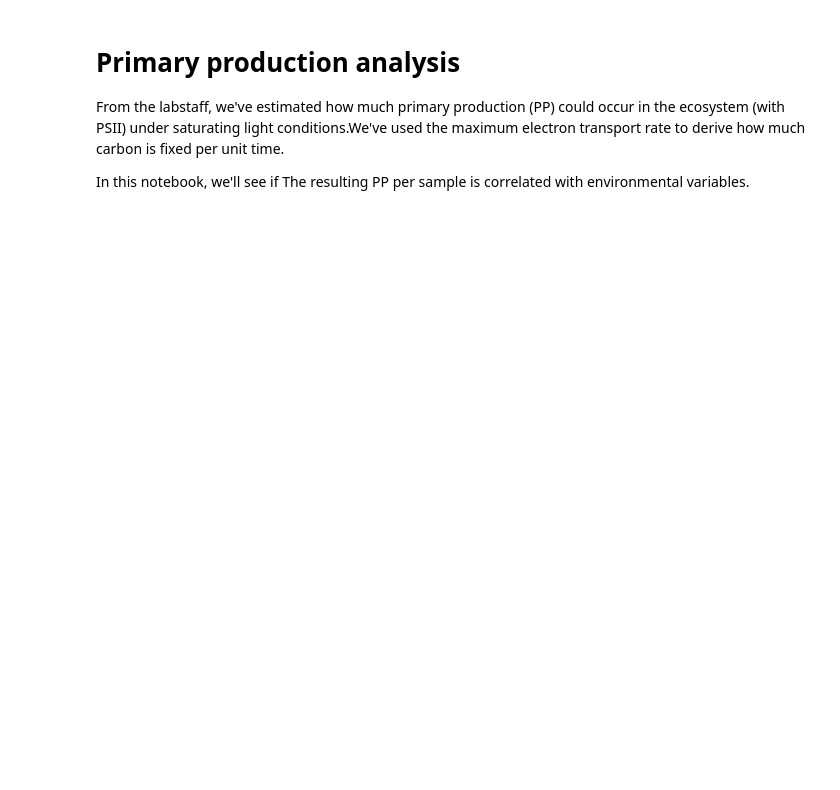
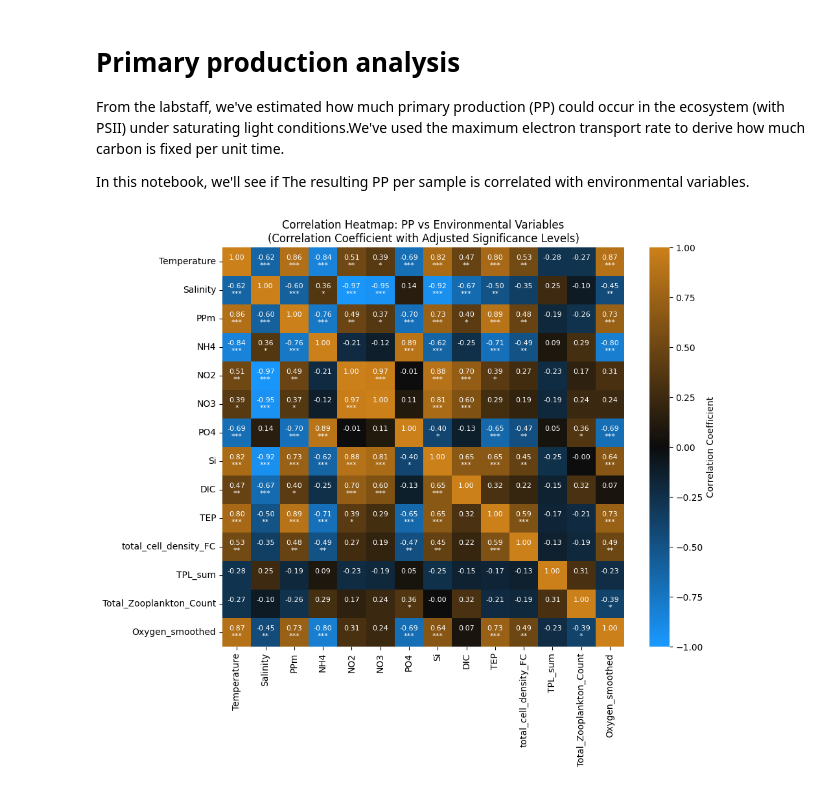
Before and after one commit to MichielPerneel/spring_campaign_2023, a Jupyter notebook: scripts/primary_production_correlation.ipynb, the cells around one changed output. Cells and saved outputs as stored; diff of their text form; code cells hidden in the pictures; blank space fills up the shorter version.

```diff
--- a/scripts/primary_production_correlation.ipynb
+++ b/scripts/primary_production_correlation.ipynb
@@ -37,0 +65,98 @@ zooplankton_data = pd.read_csv('../data/analysis/zooplankton_counts.csv')
+# %%
+# Merge PP_data with env and transcript data
+merged_data = pd.merge(PPm_data, env_data, on=['Station'], how='inner')
+merged_data = pd.merge(merged_data, flowcam_data, on=['Station'], how='inner')
+merged_data = pd.merge(merged_data, transcript_data, on=['Station'], how='inner')
+merged_data = pd.merge(merged_data, zooplankton_data, on=['Station'], how='inner')
+merged_data = pd.merge(merged_data, clorophyll_data, on=['Station'], how='inner')
+
+# Ensure datetime format
+merged_data['Date'] = pd.to_datetime(merged_data['Date']).dt.tz_localize(None)
+oxygen_data['Date'] = pd.to_datetime(oxygen_data['Date'], format='mixed')
+
+# Sort both dataframes by Date (required for merge_asof)
+merged_data = merged_data.sort_values('Date')
+oxygen_data = oxygen_data.sort_values('Date')
+
+# Perform a nearest match (asof merge)
+merged_data = pd.merge_asof(
+    merged_data,
+    oxygen_data[['Date', 'y']],
+    on='Date',
+    direction='nearest',
+    tolerance=pd.Timedelta('30 minutes')
+)
+
+# Rename the matched column for clarity
+merged_data = merged_data.rename(columns={'y': 'Oxygen_smoothed'})
+
+# Declare variables of interest for correlation analysis
+correlation_columns = [
+    'Temperature', 'Salinity', 'PPm',
+    'NH4', 'NO2', 'NO3', 'PO4', 'Si', 'DIC', 'TEP',
+    'total_cell_density_FC', 'TPL_sum', 'Total_Zooplankton_Count',
+    'Oxygen_smoothed'
+]
+correlation_data = merged_data[correlation_columns].dropna()
+
+# Calculate Pearson correlation coefficients
+correlation_matrix = correlation_data.corr(method='pearson')
+
+# Calculate p-values
+p_values = np.zeros_like(correlation_matrix)
+for i, col in enumerate(correlation_columns):
+    for j in range(i, len(correlation_columns)):
+        X = sm.add_constant(correlation_data[correlation_columns[j]])  # Add constant
+        model = sm.OLS(correlation_data[col], X).fit()  # Fit the linear model relating the two variables, col and correlation_columns[j] with constant
+        p_values[i, j] = p_values[j, i] = model.pvalues.iloc[1]  # Store p-values
+
+# Adjust p-values for multiple testing using the Benjamini-Hochberg method
+p_values_flat = p_values[np.triu_indices_from(p_values, k=1)]  # Extract upper triangle p-values
+adjusted_p_values_flat = multipletests(p_values_flat, method='fdr_bh')[1]  # Adjust using Benjamini-Hochberg
+adjusted_p_values = np.zeros_like(p_values)
+adjusted_p_values[np.triu_indices_from(p_values, k=1)] = adjusted_p_values_flat
+adjusted_p_values += adjusted_p_values.T  # Mirror the upper triangle to the lower triangle
+
+# Create custom annotations for the heatmap
+annotations = np.empty_like(correlation_matrix).astype(str)
+for i in range(correlation_matrix.shape[0]):
+    for j in range(correlation_matrix.shape[1]):
+        # Format correlation value
+        corr_value = f'{correlation_matrix.iloc[i, j]:.2f}'
+
+        # Determine significance level, ignoring the diagonal
+        if i != j:
+            if adjusted_p_values[i, j] < 0.001:
+                significance = '***'
+            elif adjusted_p_values[i, j] < 0.01:
+                significance = '**'
+            elif adjusted_p_values[i, j] < 0.05:
+                significance = '*'
+            else:
+                significance = ''
+        else:
+            significance = ''  # No significance flag for diagonal
+
+        # Combine correlation value with significance level
+        annotations[i, j] = f'{corr_value}\n{significance}'
+
+# Plot the heatmap
+## Define custom colormap
+clist = [(0.1, 0.6, 1.0), (0.05, 0.05, 0.05), (0.8, 0.5, 0.1)]
+cmap = LinearSegmentedColormap.from_list("cmap_name", clist)
+## Plot
+plt.figure(figsize=(10, 8))
+sns.heatmap(correlation_matrix,
+            annot=annotations,
+            fmt='', cmap=cmap,
+            vmin=-1,
+            vmax=1,
+            cbar_kws={'label': 'Correlation Coefficient'},
+            annot_kws={'fontsize': 8})
+plt.title('Correlation Heatmap: PP vs Environmental Variables\n(Correlation Coefficient with Adjusted Significance Levels)')
+## Save the plot
+plt.savefig('../figures/correlation_heatmap.png', bbox_inches='tight', dpi=800)
+plt.savefig('../figures/correlation_heatmap.svg', bbox_inches='tight', dpi=800)
+plt.show()
+# %% [output]
+[figure, added]
```
Also changed, not shown: parts of 12 cells of this notebook, 11 other files.
